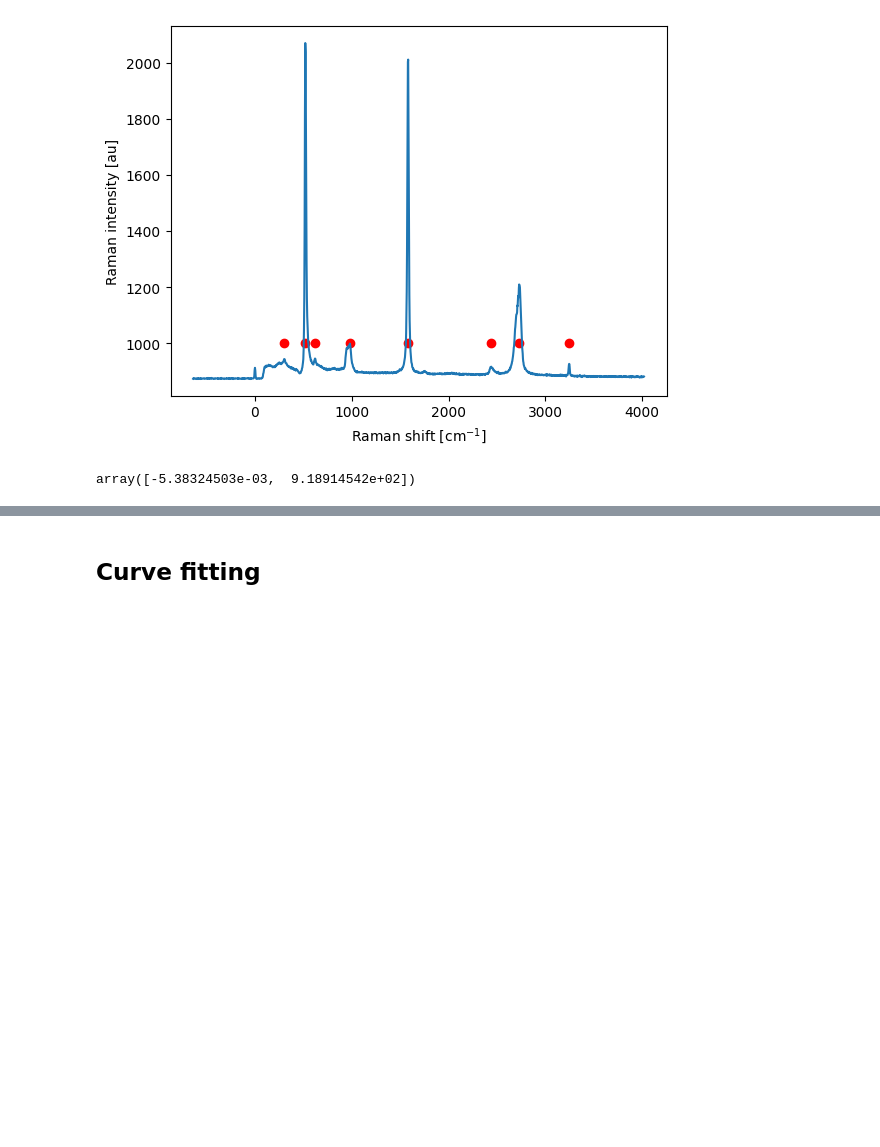
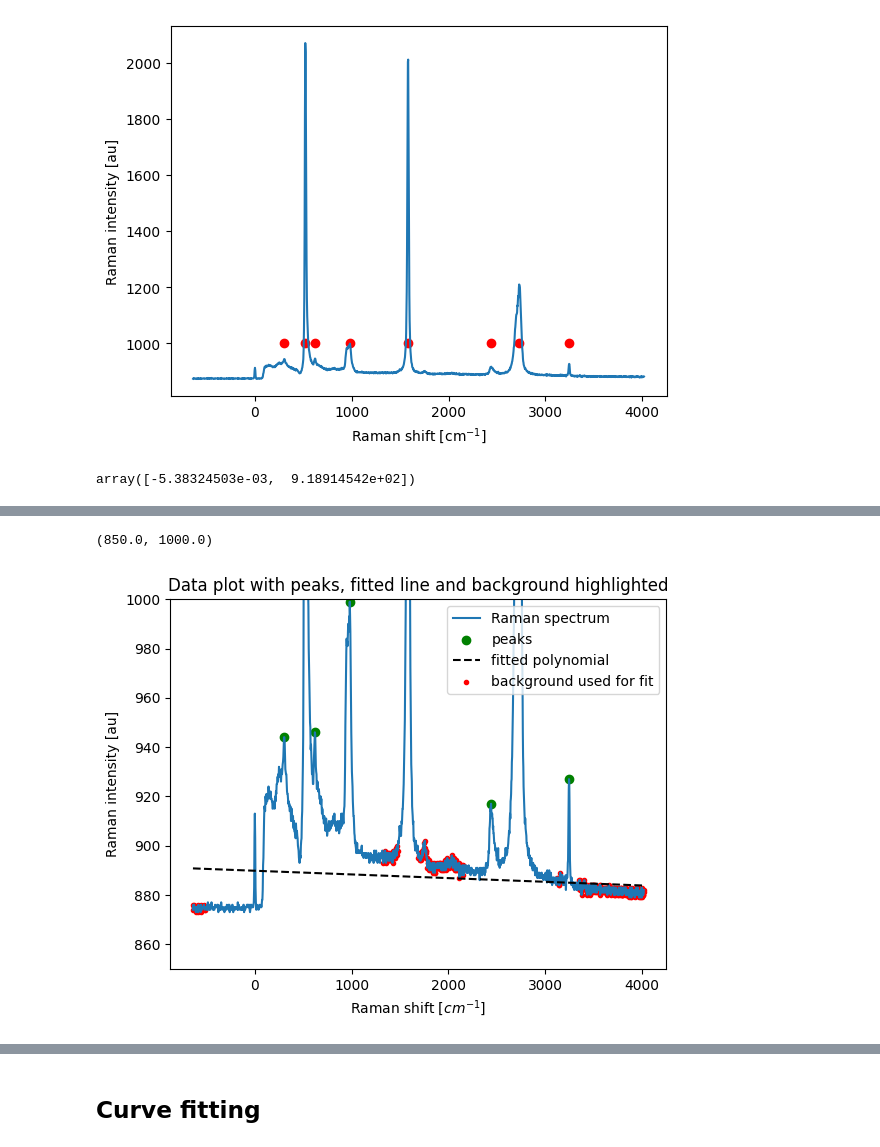
Before and after one commit to zrbyte/ramantools, a Jupyter notebook: ramantools tutorial.ipynb, the cells around one changed output, grey strips where cells are left out. Saved outputs shown, nothing was run; the diff lists cells and outputs as text; code cells hidden in the pictures; blank space fills up the shorter version.

```diff
--- a/ramantools tutorial.ipynb
+++ b/ramantools tutorial.ipynb
@@ -258,0 +259,6 @@ rt.bgsubtract(singlespec.ramanshift, singlespec.counts)
+# %%
+bgfit, coeff = rt.bgsubtract(singlespec.ramanshift, singlespec.counts)
+pl.ylim([850, 1000])
+# %% [output]
+(850.0, 1000.0)
+[figure, added]
```
Also changed, not shown: parts of 2 cells of this notebook, 1 other file.
